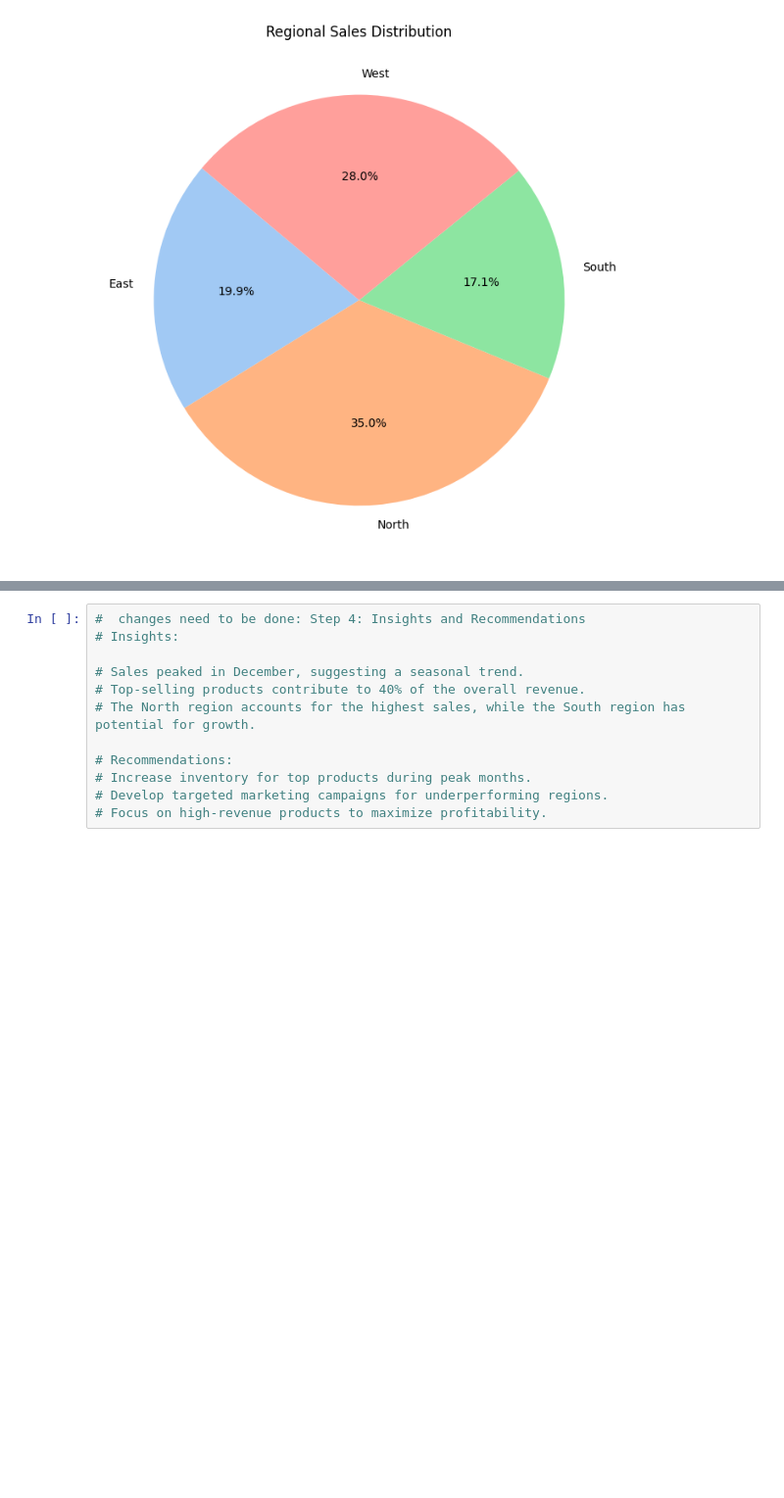
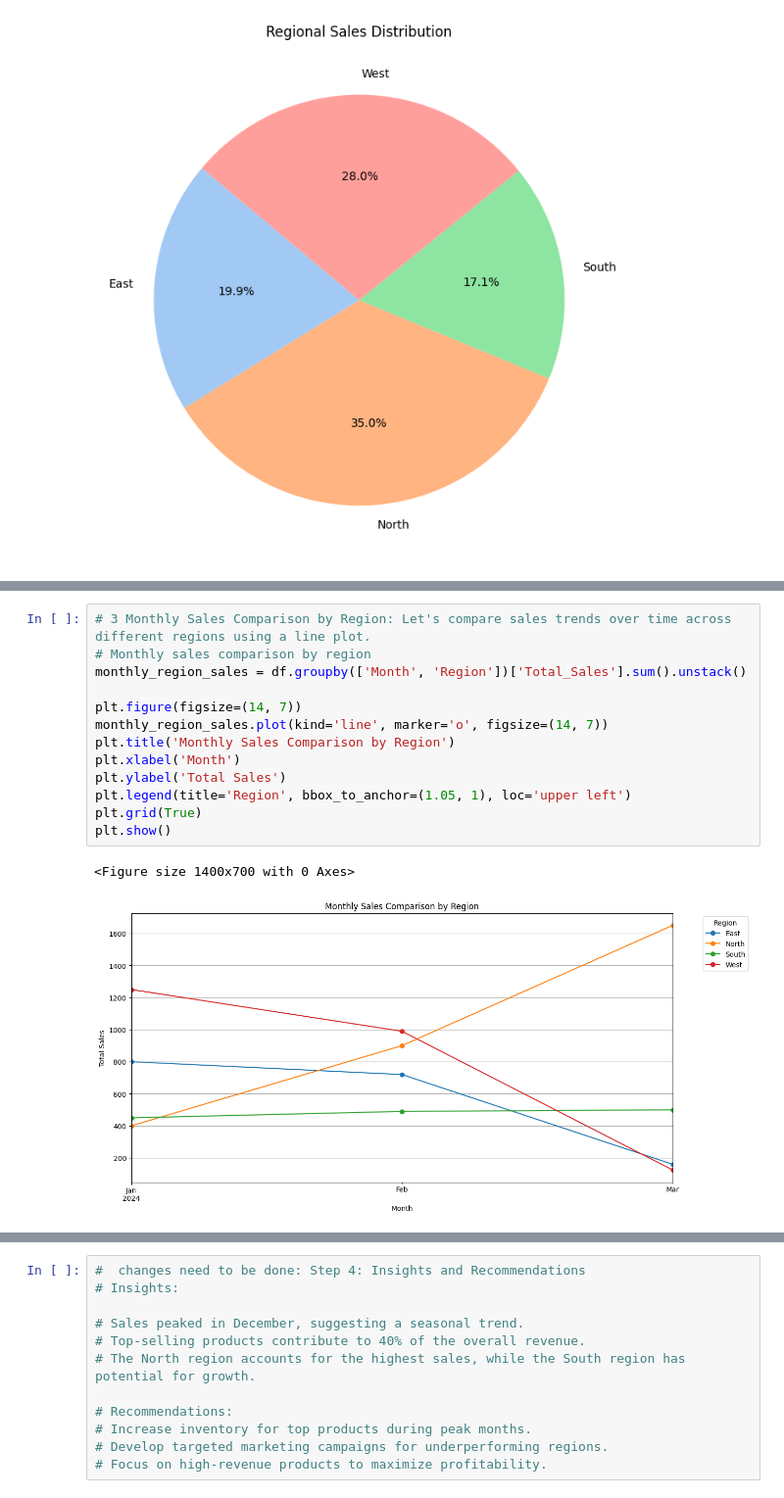
Before and after one commit to rsrijana/Data, a Jupyter notebook: Sales_Data_Analysis.ipynb, the cells around one changed output, grey strips where cells are left out. Shown: that part at 98% size. Drawn from its saved outputs; the diff is of its cells as text; blank space fills up the shorter version.

```diff
--- a/Sales_Data_Analysis.ipynb
+++ b/Sales_Data_Analysis.ipynb
@@ -102,0 +130,16 @@ plt.show()
+# %%
+# 3 Monthly Sales Comparison by Region: Let's compare sales trends over time across different regions using a line plot.
+# Monthly sales comparison by region
+monthly_region_sales = df.groupby(['Month', 'Region'])['Total_Sales'].sum().unstack()
+
+plt.figure(figsize=(14, 7))
+monthly_region_sales.plot(kind='line', marker='o', figsize=(14, 7))
+plt.title('Monthly Sales Comparison by Region')
+plt.xlabel('Month')
+plt.ylabel('Total Sales')
+plt.legend(title='Region', bbox_to_anchor=(1.05, 1), loc='upper left')
+plt.grid(True)
+plt.show()
+# %% [output]
+<Figure size 1400x700 with 0 Axes>
+[figure, added]
```
Also changed, not shown: parts of 5 cells of this notebook.
